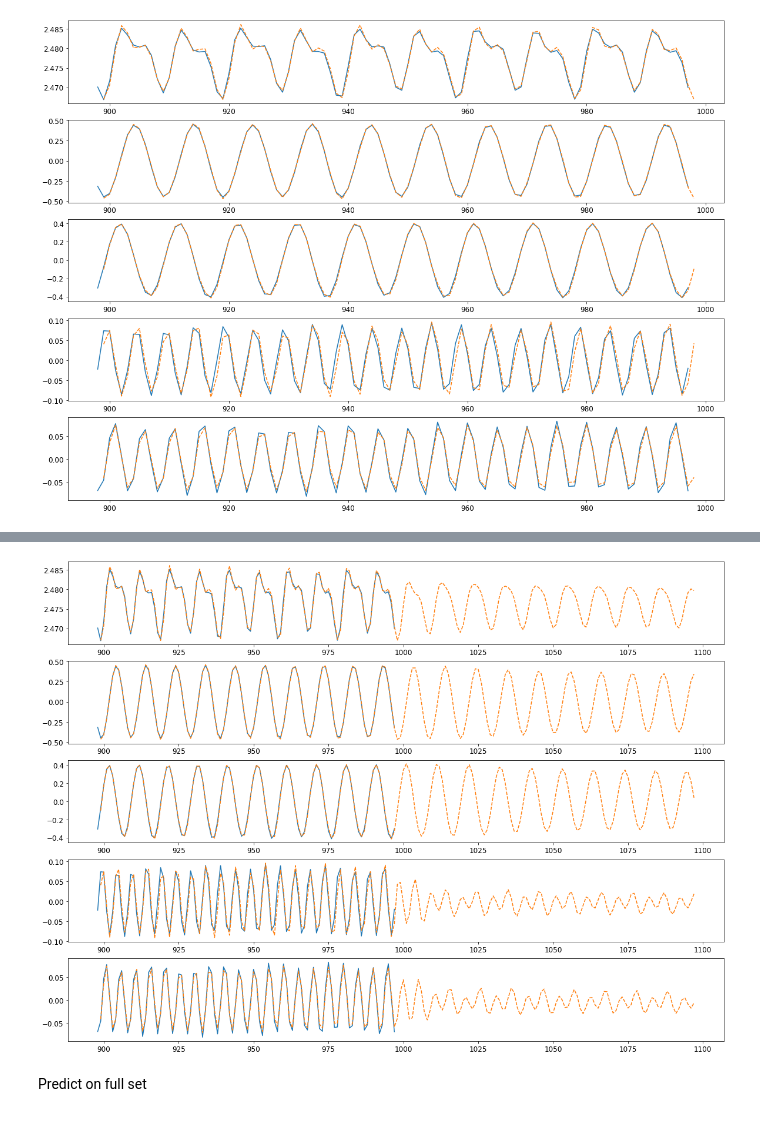
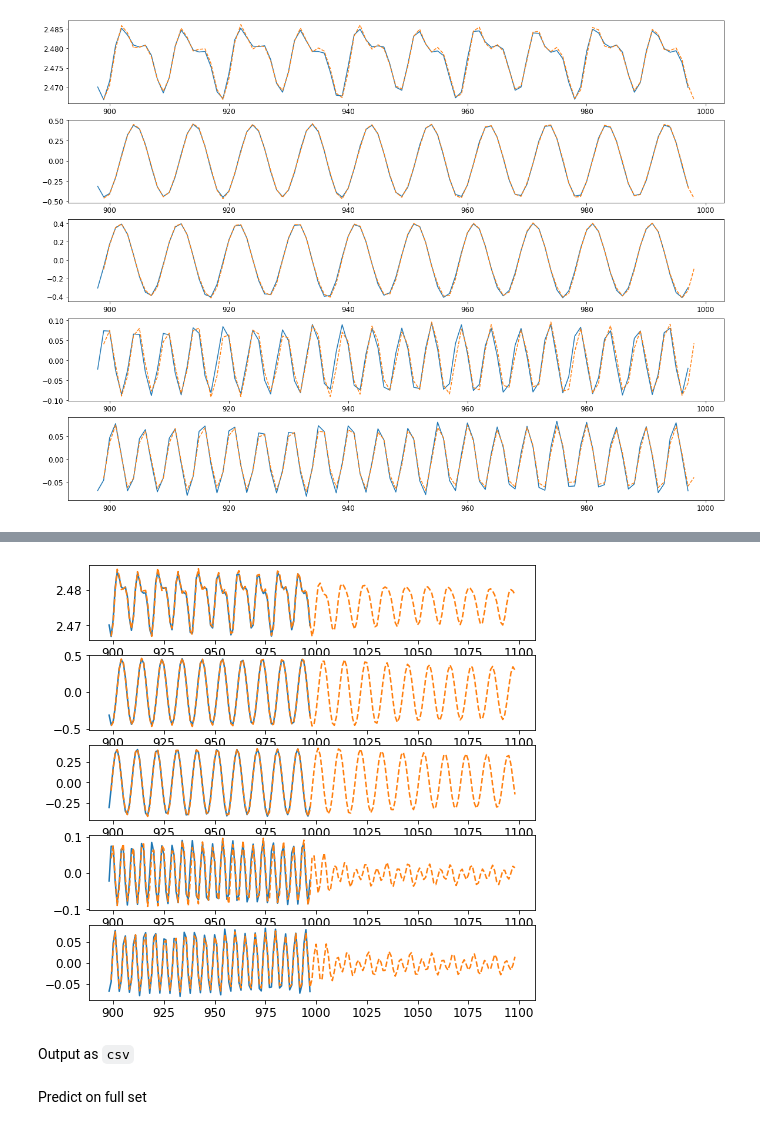
Before and after one commit to acse-tz3420/DD-GAN, a Jupyter notebook: 2.POD-MLP-deriv.ipynb, the cells around one changed output, grey strips where cells are left out. Saved outputs shown, nothing was run; the diff lists cells and outputs as text; code cells hidden in the pictures.

```diff
--- a/2.POD-MLP-deriv.ipynb
+++ b/2.POD-MLP-deriv.ipynb
@@ -246,3 +266,8 @@ for i in range(5):
     ax.flatten()[i].plot(times[899:], y_pred[:,i],'--')
 # %% [output]
 [figure]
+# %%
+fig, ax = plt.subplots(5, 1, figsize=[5,10])
+for i in range(5):
+    ax.flatten()[i].plot(times[958:-1], deriv.values[958:, i])
+    ax.flatten()[i].plot(times[958:], y_pred[59:,i],'--')
@@ -249,6 +276,6 @@ for i in range(5):
 # %%
 def predict_next_time_level(x_test, x_inv, time_level):
-    for i in range(time_level):
+    for i in range(time_level+1):
         yhat = model.predict(x_test)
         yhat_inv = np.concatenate((x_test, yhat), axis=1)
         yhat_inv = scaler.inverse_transform(yhat_inv)
@@ -264,11 +291,13 @@ def predict_next_time_level(x_test, x_inv, time_level):
     return y_pred
 # %%
 time_level_pred = predict_next_time_level(X_test, deriv.values[898:, :5], 100)
-times_pred = np.arange(0, len(X_pod)+99, step, dtype="float64")
+times_pred = np.arange(0, len(X_pod)+100, step, dtype="float64")
 # %%
-fig, ax = plt.subplots(5, 1, figsize=[20,15])
+fig, ax = plt.subplots(5, 1, figsize=[8,8])
 for i in range(5):
     ax.flatten()[i].plot(times[898:-1], deriv.values[898:, i])
     ax.flatten()[i].plot(times_pred[899:], time_level_pred[:,i],'--')
 # %% [output]
-[figure, old version]
+[figure, new version]
+# %% [markdown]
+Output as `csv`
```
Also changed, not shown: parts of 3 cells of this notebook, 4 other files.
